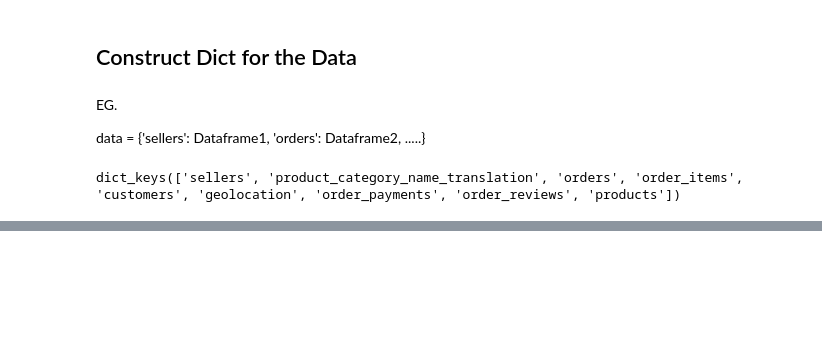
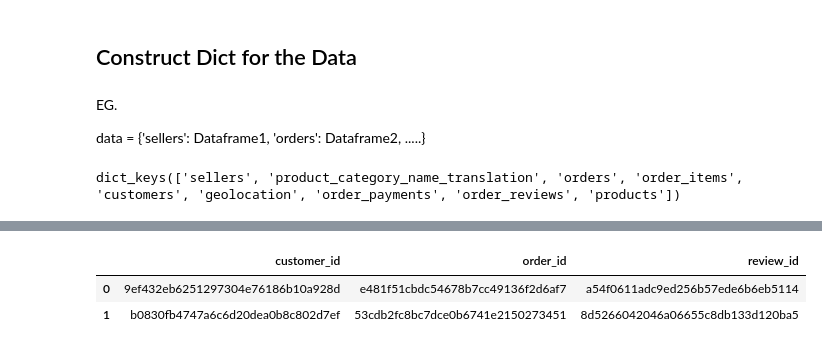
Before and after one commit to TshepoKubeka/O-list-Project, a Jupyter notebook: notebooks/Untitled.ipynb, the cells around one changed output, grey strips where cells are left out. Cells and saved outputs as stored; diff of their text form; code cells hidden in the pictures; blank space fills up the shorter version.

```diff
--- a/notebooks/Untitled.ipynb
+++ b/notebooks/Untitled.ipynb
@@ -99,0 +171,7 @@ os.getcwd()
+# %%
+orders_reviews = orders.merge(reviews, on='order_id', how='outer')
+orders_reviews.head(2)
+# %% [output]
+|  | customer_id | order_id | review_id |
+| 0 | 9ef432eb6251297304e76186b10a928d | e481f51cbdc54678b7cc49136f2d6af7 | a54f0611adc9ed256b57ede6b6eb5114 |
+| 1 | b0830fb4747a6c6d20dea0b8c802d7ef | 53cdb2fc8bc7dce0b6741e2150273451 | 8d5266042046a06655c8db133d120ba5 |
```
Also changed, not shown: parts of 24 cells of this notebook.
